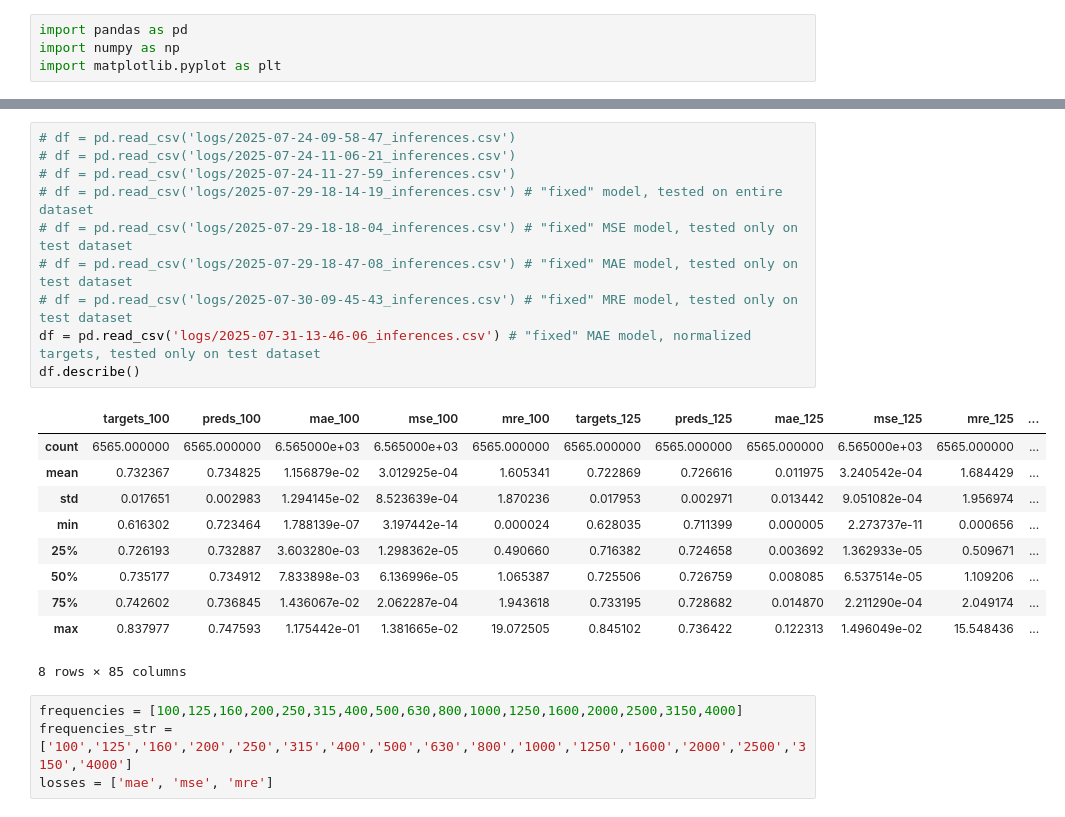
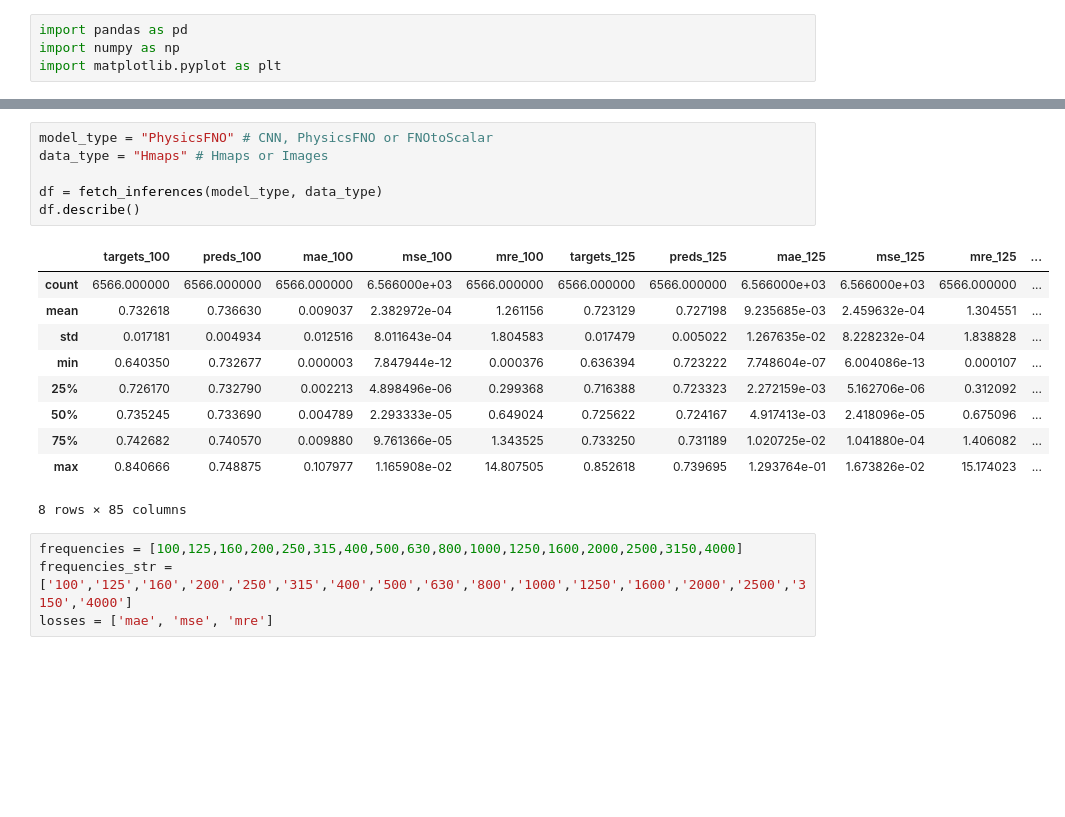
Before and after one commit to eboesch/AcousticDiffusers, a Jupyter notebook: plot_inference.ipynb, the cells around one changed output, grey strips where cells are left out. Drawn from its saved outputs; the diff is of its cells as text; blank space fills up the shorter version.

```diff
--- a/plot_inference.ipynb
+++ b/plot_inference.ipynb
@@ -5,23 +44,19 @@ import matplotlib.pyplot as plt
 # %%
-# df = pd.read_csv('logs/2025-07-24-09-58-47_inferences.csv')
-# df = pd.read_csv('logs/2025-07-24-11-06-21_inferences.csv')
-# df = pd.read_csv('logs/2025-07-24-11-27-59_inferences.csv')
-# df = pd.read_csv('logs/2025-07-29-18-14-19_inferences.csv') # "fixed" model, tested on entire dataset
-# df = pd.read_csv('logs/2025-07-29-18-18-04_inferences.csv') # "fixed" MSE model, tested only on test dataset
-# df = pd.read_csv('logs/2025-07-29-18-47-08_inferences.csv') # "fixed" MAE model, tested only on test dataset
-# df = pd.read_csv('logs/2025-07-30-09-45-43_inferences.csv') # "fixed" MRE model, tested only on test dataset
-df = pd.read_csv('logs/2025-07-31-13-46-06_inferences.csv') # "fixed" MAE model, normalized targets, tested only on test dataset
+model_type = "PhysicsFNO" # CNN, PhysicsFNO or FNOtoScalar
+data_type = "Hmaps" # Hmaps or Images
+
+df = fetch_inferences(model_type, data_type)
 df.describe()
 # %% [output]
 |  | targets_100 | preds_100 | mae_100 | mse_100 | mre_100 | targets_125 | preds_125 | mae_125 | mse_125 | mre_125 | ... |
-| count | 6565.000000 | 6565.000000 | 6.565000e+03 | 6.565000e+03 | 6565.000000 | 6565.000000 | 6565.000000 | 6565.000000 | 6.565000e+03 | 6565.000000 | ... |
-| mean | 0.732367 | 0.734825 | 1.156879e-02 | 3.012925e-04 | 1.605341 | 0.722869 | 0.726616 | 0.011975 | 3.240542e-04 | 1.684429 | ... |
-| std | 0.017651 | 0.002983 | 1.294145e-02 | 8.523639e-04 | 1.870236 | 0.017953 | 0.002971 | 0.013442 | 9.051082e-04 | 1.956974 | ... |
-| min | 0.616302 | 0.723464 | 1.788139e-07 | 3.197442e-14 | 0.000024 | 0.628035 | 0.711399 | 0.000005 | 2.273737e-11 | 0.000656 | ... |
-| 25% | 0.726193 | 0.732887 | 3.603280e-03 | 1.298362e-05 | 0.490660 | 0.716382 | 0.724658 | 0.003692 | 1.362933e-05 | 0.509671 | ... |
-| 50% | 0.735177 | 0.734912 | 7.833898e-03 | 6.136996e-05 | 1.065387 | 0.725506 | 0.726759 | 0.008085 | 6.537514e-05 | 1.109206 | ... |
-| 75% | 0.742602 | 0.736845 | 1.436067e-02 | 2.062287e-04 | 1.943618 | 0.733195 | 0.728682 | 0.014870 | 2.211290e-04 | 2.049174 | ... |
-| max | 0.837977 | 0.747593 | 1.175442e-01 | 1.381665e-02 | 19.072505 | 0.845102 | 0.736422 | 0.122313 | 1.496049e-02 | 15.548436 | ... |
+| count | 6566.000000 | 6566.000000 | 6566.000000 | 6.566000e+03 | 6566.000000 | 6566.000000 | 6566.000000 | 6.566000e+03 | 6.566000e+03 | 6566.000000 | ... |
+| mean | 0.732618 | 0.736630 | 0.009037 | 2.382972e-04 | 1.261156 | 0.723129 | 0.727198 | 9.235685e-03 | 2.459632e-04 | 1.304551 | ... |
+| std | 0.017181 | 0.004934 | 0.012516 | 8.011643e-04 | 1.804583 | 0.017479 | 0.005022 | 1.267635e-02 | 8.228232e-04 | 1.838828 | ... |
+| min | 0.640350 | 0.732677 | 0.000003 | 7.847944e-12 | 0.000376 | 0.636394 | 0.723222 | 7.748604e-07 | 6.004086e-13 | 0.000107 | ... |
+| 25% | 0.726170 | 0.732790 | 0.002213 | 4.898496e-06 | 0.299368 | 0.716388 | 0.723323 | 2.272159e-03 | 5.162706e-06 | 0.312092 | ... |
+| 50% | 0.735245 | 0.733690 | 0.004789 | 2.293333e-05 | 0.649024 | 0.725622 | 0.724167 | 4.917413e-03 | 2.418096e-05 | 0.675096 | ... |
+| 75% | 0.742682 | 0.740570 | 0.009880 | 9.761366e-05 | 1.343525 | 0.733250 | 0.731189 | 1.020725e-02 | 1.041880e-04 | 1.406082 | ... |
+| max | 0.840666 | 0.748875 | 0.107977 | 1.165908e-02 | 14.807505 | 0.852618 | 0.739695 | 1.293764e-01 | 1.673826e-02 | 15.174023 | ... |
 8 rows × 85 columns
 # %%
 frequencies = [100,125,160,200,250,315,400,500,630,800,1000,1250,1600,2000,2500,3150,4000]
```
Also changed, not shown: parts of 10 cells of this notebook, 2 other files.
